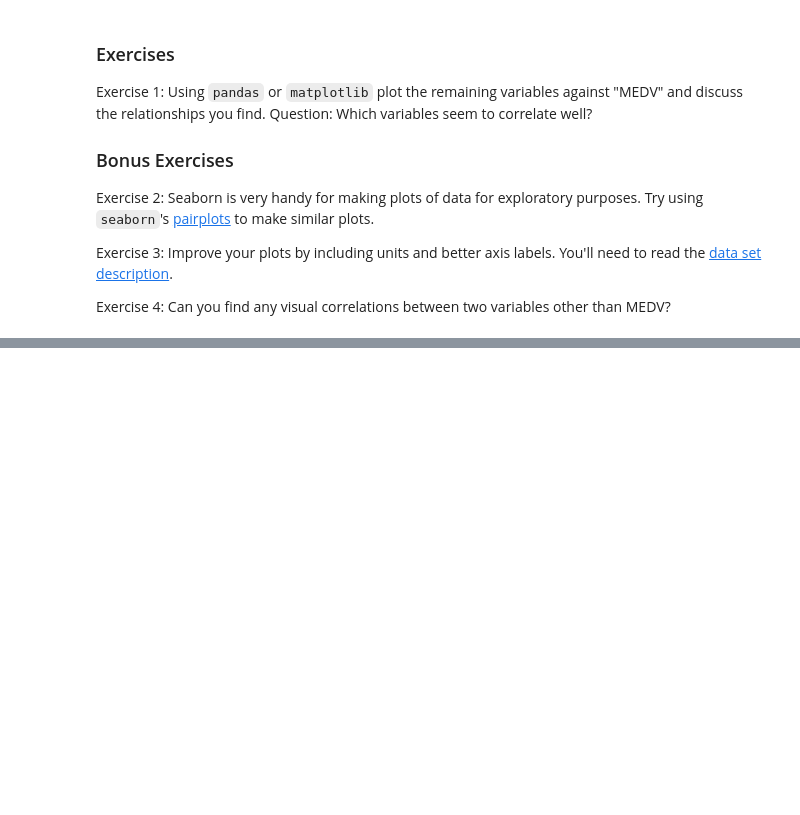
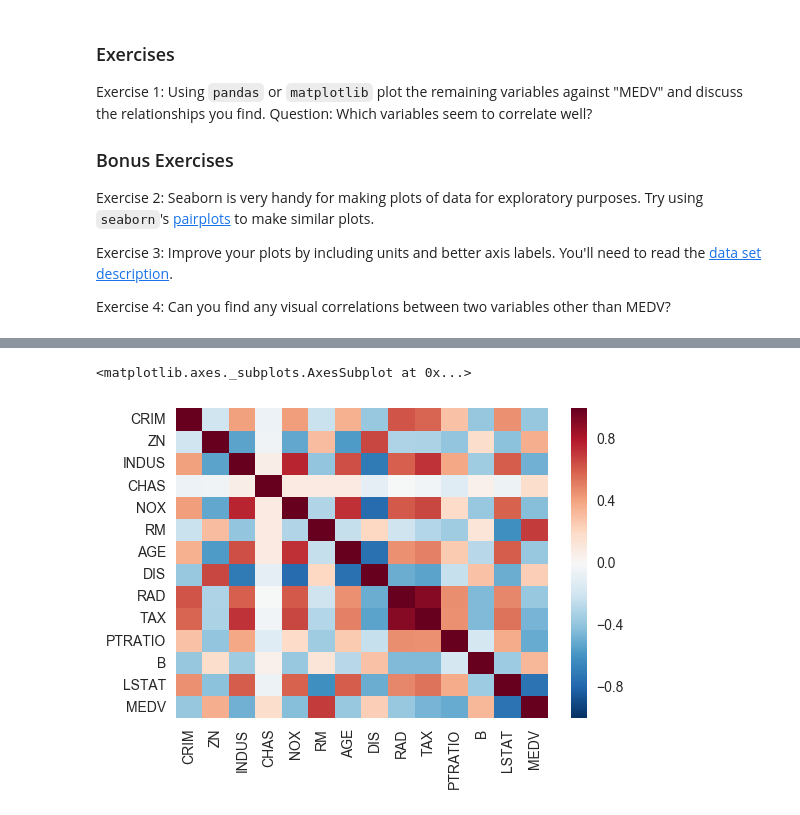
Before and after one commit to mushgrant/dsi-MarshallGrant, a Jupyter notebook: week-03/1.2-lab/code/starter-code/W3-Lab-1.2-Starter.ipynb, the cells around one changed output, grey strips where cells are left out. Drawn from its saved outputs; the diff is of its cells as text; code cells hidden in the pictures; blank space fills up the shorter version.

```diff
--- a/week-03/1.2-lab/code/starter-code/W3-Lab-1.2-Starter.ipynb
+++ b/week-03/1.2-lab/code/starter-code/W3-Lab-1.2-Starter.ipynb
@@ -96,0 +122,5 @@ Exercise 4: Can you find any visual correlations between two variables other tha
+# %%
+sns.heatmap(data.corr())
+# %% [output]
+<matplotlib.axes._subplots.AxesSubplot at 0x...>
+[figure, added]
```
Also changed, not shown: parts of 17 cells of this notebook, 8 other files.
